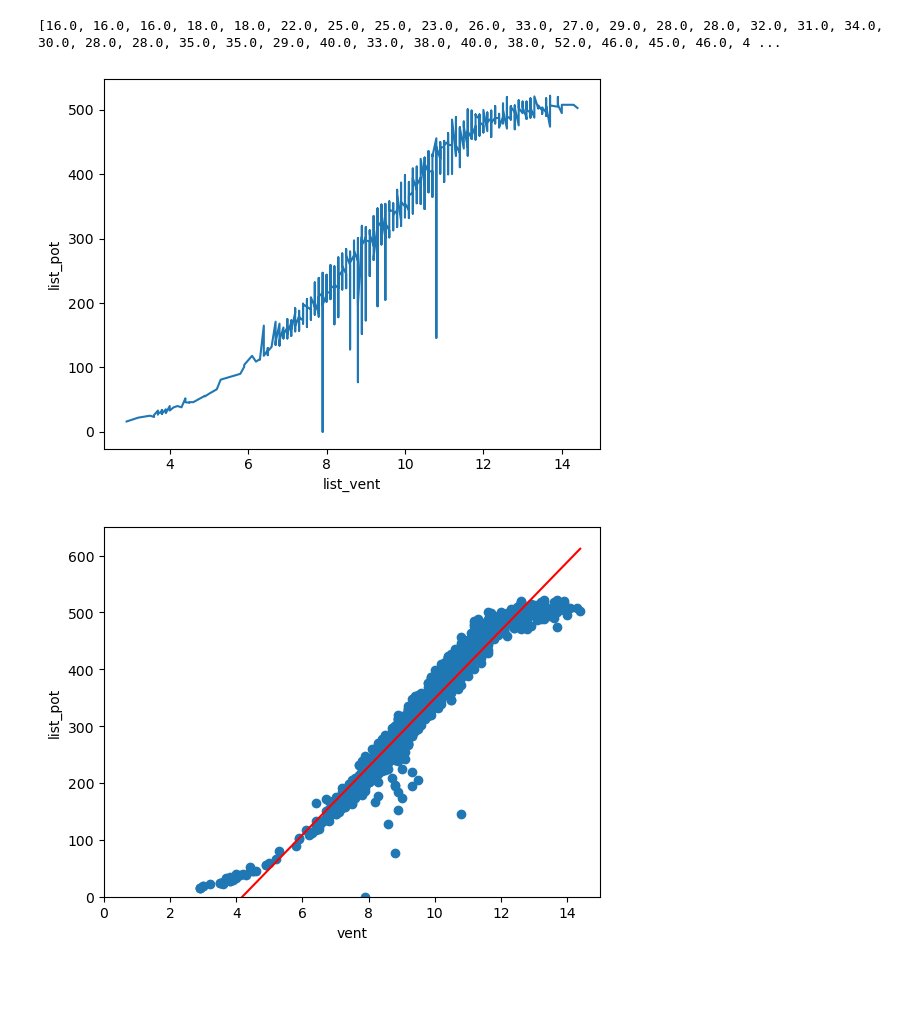
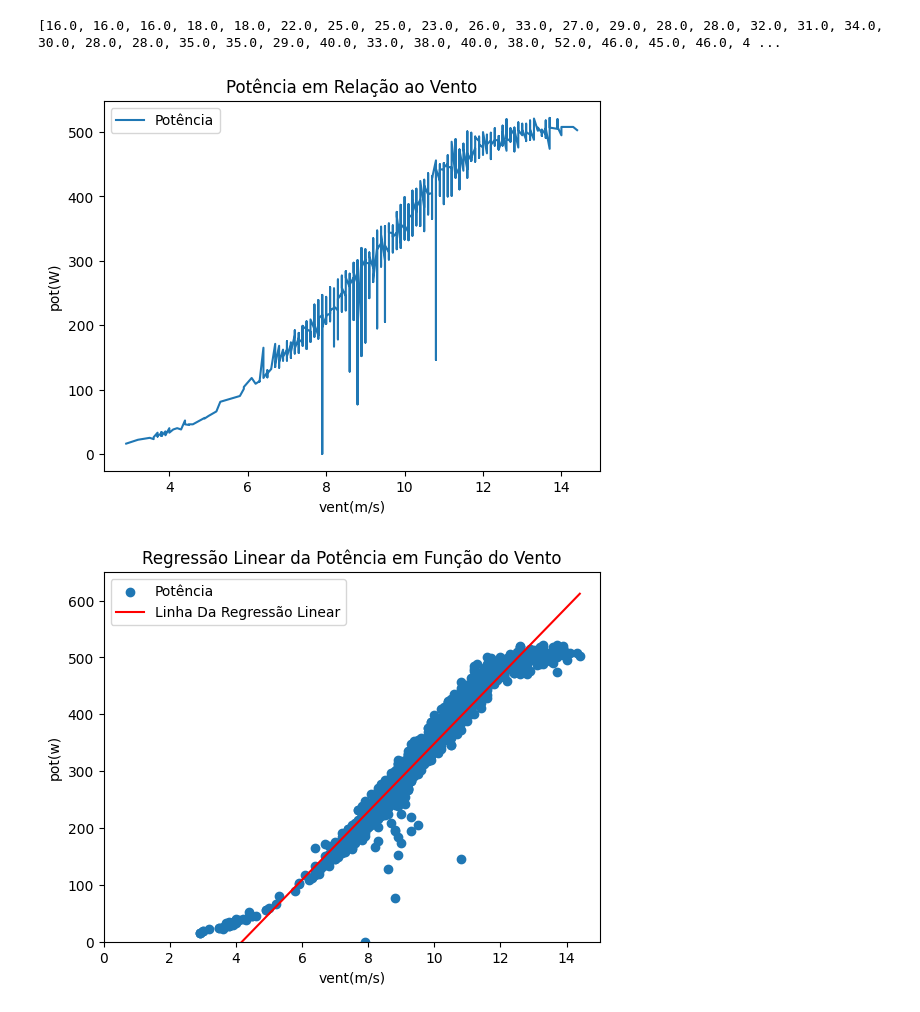
Before and after one commit to YasRordrigues/PolinomionRegretion, a Jupyter notebook: polinomial_regression.ipynb, the cells around one changed output. Drawn from its saved outputs; the diff is of its cells as text; code cells hidden in the pictures; blank space fills up the shorter version.

```diff
--- a/polinomial_regression.ipynb
+++ b/polinomial_regression.ipynb
@@ -65,12 +65,14 @@ print(list_pot)
 # %% [output]
 [16.0, 16.0, 16.0, 18.0, 18.0, 22.0, 25.0, 25.0, 23.0, 26.0, 33.0, 27.0, 29.0, 28.0, 28.0, 32.0, 31.0, 34.0, 30.0, 28.0, 28.0, 35.0, 35.0, 29.0, 40.0, 33.0, 38.0, 40.0, 38.0, 52.0, 46.0, 45.0, 46.0, 4 ...
 # %%
-plt.plot(list_vent, list_pot)
-plt.xlabel('list_vent')
-plt.ylabel('list_pot')
+plt.plot(list_vent, list_pot, label = 'Potência')
+plt.title('Potência em Relação ao Vento')
+plt.legend()
+plt.xlabel('vent(m/s)')
+plt.ylabel('pot(W)')
 plt.show()
 # %% [output]
-[figure, old version]
+[figure, new version]
 # %%
 slope, intercept, r, p, std_err = stats.linregress(list_vent, list_pot)
 # %%
@@ -80,15 +82,18 @@ def myfunc(list_vent):
 
 mymodel = list(map(myfunc, list_vent))
 # %%
-plt.scatter(list_vent, list_pot)
-plt.plot(list_vent, mymodel, color= 'r')
+plt.scatter(list_vent, list_pot,label = 'Potência')
+plt.legend()
+plt.plot(list_vent, mymodel, color= 'r', label = 'Linha Da Regressão Linear')
+plt.legend()
 plt.ylim(ymin=0, ymax=650)
 plt.xlim(xmin=0, xmax=15)
-plt.xlabel("vent")
-plt.ylabel ("list_pot")
+plt.title("Regressão Linear da Potência em Função do Vento")
+plt.xlabel("vent(m/s)")
+plt.ylabel ("pot(w)")
 plt.show()
 # %% [output]
-[figure, old version]
+[figure, new version]
 # %%
 mymodel_pol = np.poly1d(np.polyfit(list_vent, list_pot, 3))
 # %%
```
Also changed, not shown: parts of 1 cell of this notebook, 3 other files.
